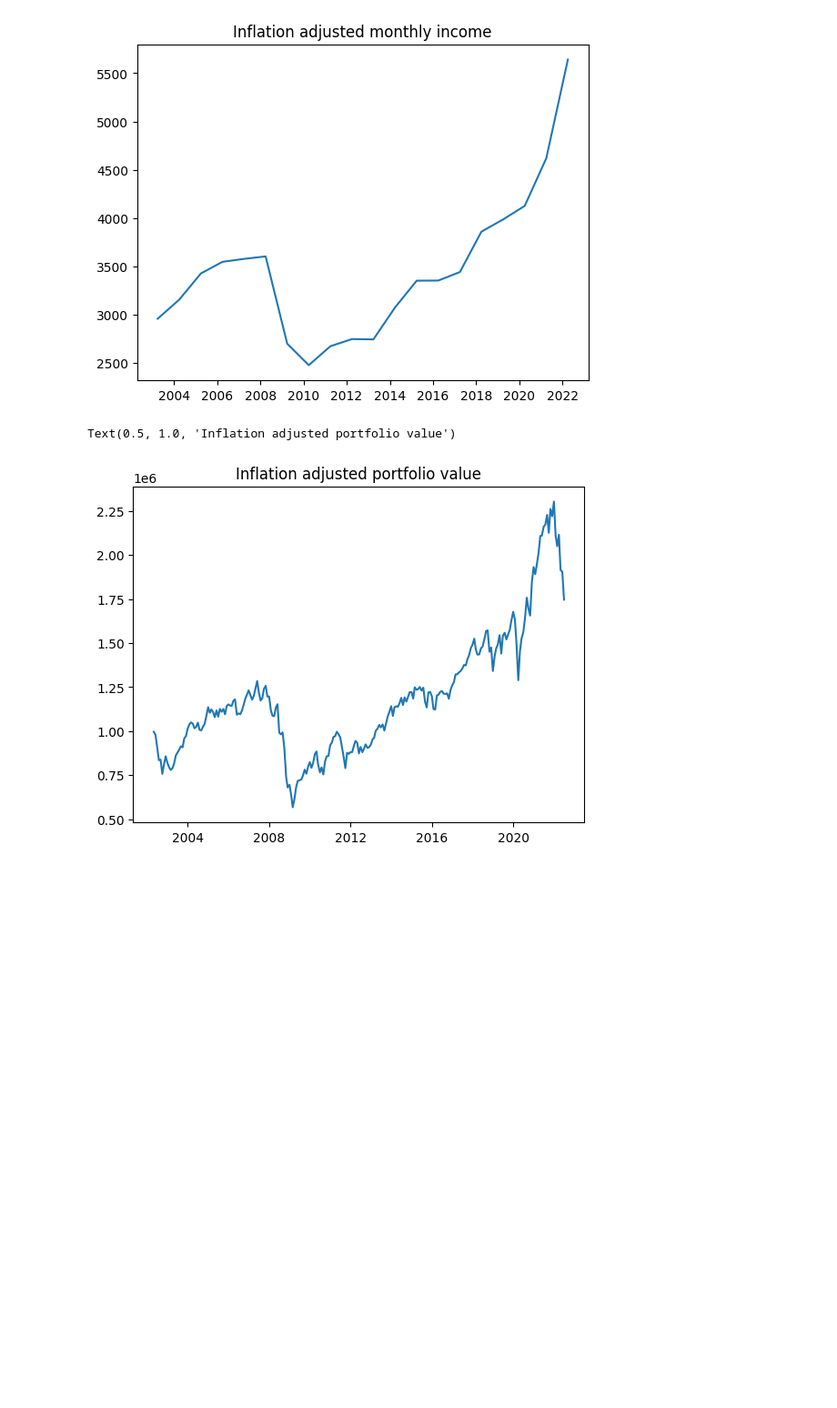
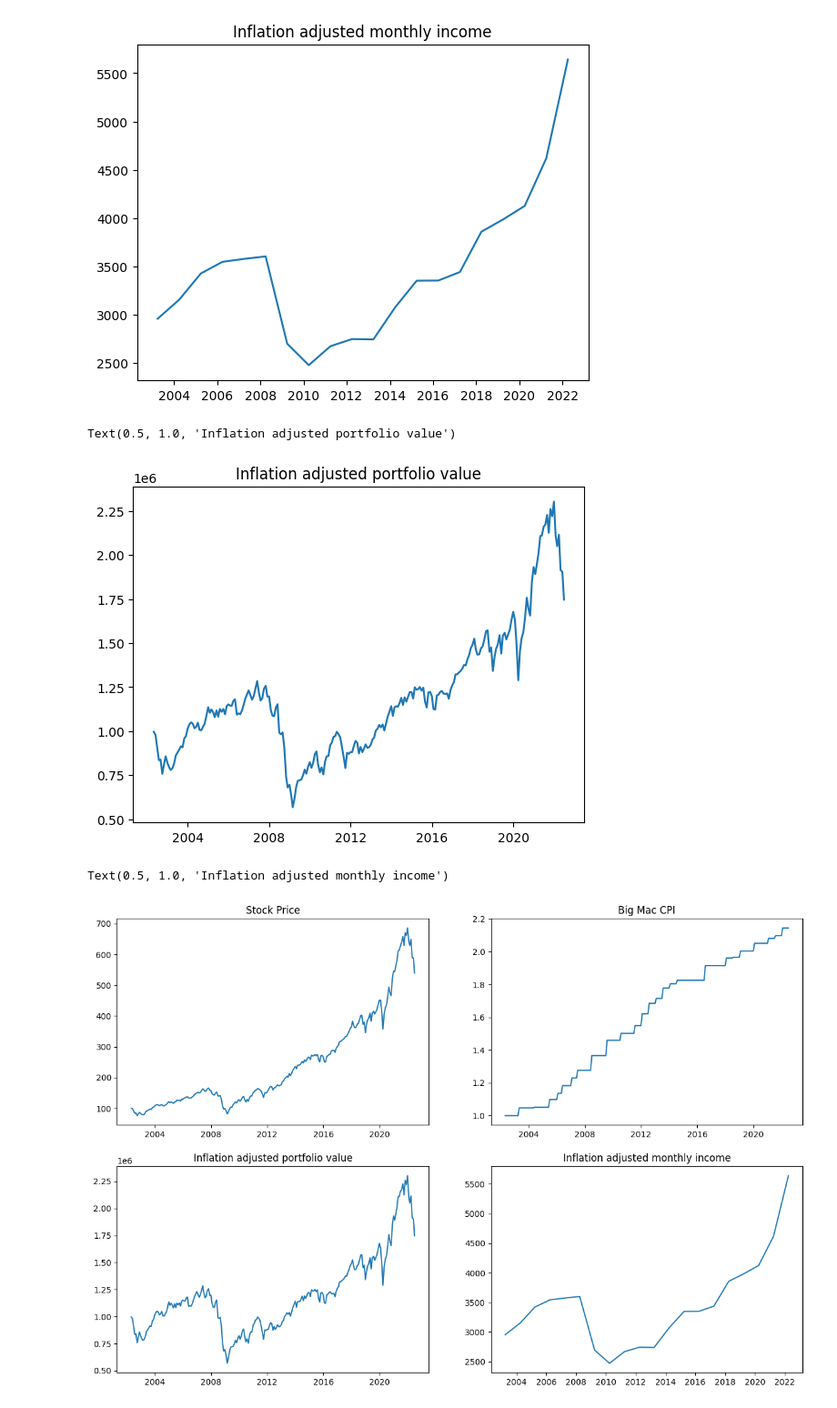
Before and after one commit to reasv/capsim, a Jupyter notebook: sim.ipynb, the cells around one changed output. Shown at 91% size. Cells and saved outputs as stored; diff of their text form; code cells hidden in the pictures; blank space fills up the shorter version.

```diff
--- a/sim.ipynb
+++ b/sim.ipynb
@@ -67,8 +67,13 @@ initial_price, initial_shares
 df['shares'] = initial_shares
 df['perc. sold'] = monthly_sale_percentage
 df['net dividend yield'] = df['dividend yield'] * (1 - dividend_tax)
+# This model assumes we reinvest the entire post-tax dividend, then sell the fixed monthly percentage of the portfolio
+# This means that net stock sales can be negative, which means we are buying stocks because the dividend yield is higher than the sale percentage
+# We use gross stock sales to calculate our revenue, but only net stock sales contribute to capital gains tax, because we only pay tax on the profit
+# The difference between gross and net stock sales is the amount of stock we bought with the dividend, and the dividend tax is calculated on the gross dividend before reinvestment
 df['shares'] = (df['shares'] * (1 - (df['perc. sold'] - df['net dividend yield'])).cumprod()).round(2)
 df['shares sold'] = (df['shares'].shift(1).fillna(initial_shares) * df['perc. sold']).round(2)
+df['net shares sold'] = (df['shares'].shift(1).fillna(initial_shares) - df['shares']).round(3)
 df['portfolio value'] = (df['shares'] * df['price']).round(2)
 df['total port change'] = ((df['portfolio value'] / initial_investment)).round(4)
 df['monthly value inc'] = (df['portfolio value'] - df['portfolio value'].shift(1).fillna(initial_investment)).round(2)
@@ -112,9 +116,9 @@ yearly = pd.DataFrame({
     "total port change": [d["total port change"].iloc[-1] for d in dfs],
     "inflation adj. value": [d["inflation adj. value"].iloc[-1] for d in dfs],
     "infl. adj. port change": [d["infl. adj. port change"].iloc[-1] for d in dfs],
-    "capital gains tax": [d["capital gains tax"].sum() for d in dfs],
     "dividend tax": [d["dividend tax"].sum() for d in dfs],
-    "net income": [d["net income"].sum() for d in dfs],
+    "income": [d["shares sold value"].sum() for d in dfs],
+    "cap. gains tax": [d["capital gains"].sum() * capital_gains_tax for d in dfs],
     "infl. adj. income": [d["infl. adj. income"].sum() for d in dfs],
     "infl. adj. monthly income": [d["infl. adj. income"].mean() for d in dfs],
 })
@@ -138,6 +142,7 @@ yearly
 | 18 | 2021-03-31 | 581.615 | 2.080851 | 7201.94 | 292.26 | 4188756.33 | 4.1888 | ... |
 | 19 | 2022-03-31 | 648.955 | 2.144681 | 6988.22 | 283.89 | 4535040.31 | 4.5350 | ... |
 # %%
+yearly["net income"] = yearly["income"] - yearly["cap. gains tax"]
 yearly['infl. adj. monthly income'] = yearly['infl. adj. monthly income'].round(2)
 yearly['infl. adj. monthly income change'] = (yearly['infl. adj. monthly income'] / yearly['infl. adj. monthly income'].shift(1)).round(4)
 # %%
@@ -222,3 +227,19 @@ ax.set_title('Inflation adjusted portfolio value')
 # %% [output]
 Text(0.5, 1.0, 'Inflation adjusted portfolio value')
 [figure]
+# %%
+fig, axs = plt.subplots(nrows=2, ncols=2, figsize=(15, 10))  # Adjust nrows and ncols based on the number of plots
+axs[0, 0].plot(df['timestamp'], df['price'])
+axs[0, 0].set_title('Stock Price')
+
+axs[0, 1].plot(df['timestamp'], df['cpi'])
+axs[0, 1].set_title('Big Mac CPI')
+
+axs[1, 0].plot(df['timestamp'], df['inflation adj. value'])
+axs[1, 0].set_title('Inflation adjusted portfolio value')
+
+axs[1, 1].plot(yearly['timestamp'], yearly['infl. adj. monthly income'])
+axs[1, 1].set_title('Inflation adjusted monthly income')
+# %% [output]
+Text(0.5, 1.0, 'Inflation adjusted monthly income')
+[figure, added]
```
Also changed, not shown: parts of 3 cells of this notebook.
